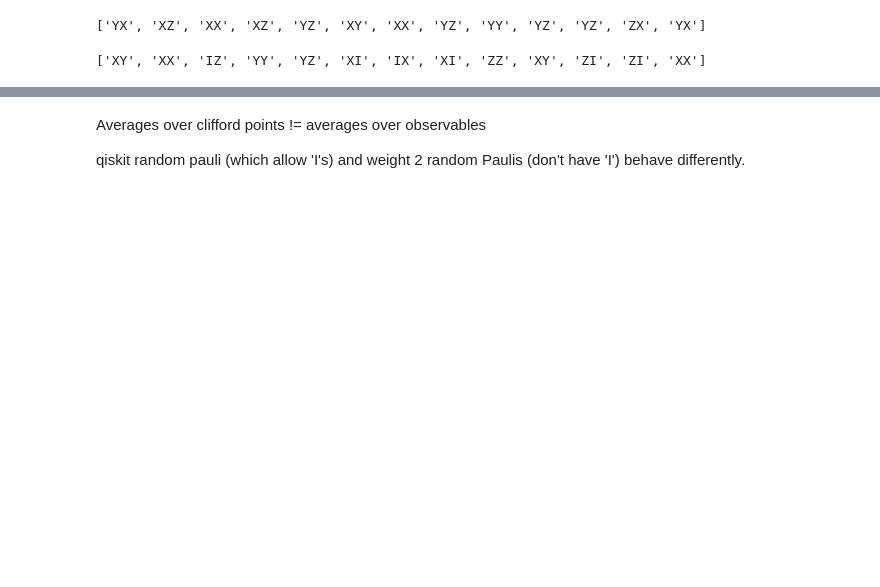
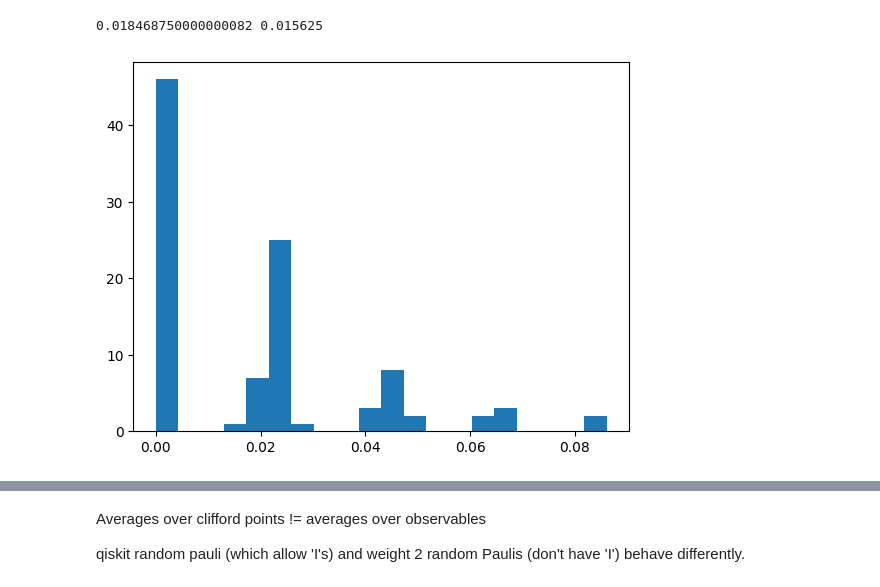
Before and after one commit to idnm/barren_traps, a Jupyter notebook: barren_traps.ipynb, the cells around one changed output, grey strips where cells are left out. Saved outputs shown, nothing was run; the diff lists cells and outputs as text; code cells hidden in the pictures; blank space fills up the shorter version.

```diff
--- a/barren_traps.ipynb
+++ b/barren_traps.ipynb
@@ -23,7 +25,7 @@ class LocalVQA:
 
         for n in range(self.num_qubits):
             qml.RX(x[n], wires=n)
-            qml.RY(z[n], wires=n)
+            qml.RZ(z[n], wires=n)
 
     def entangling_layer(self, x, z, start=0):
         for n in range(start, self.num_qubits+start, 2):
@@ -33,7 +35,7 @@ class LocalVQA:
 
         for n in range(self.num_qubits):
             qml.RX(x[n], wires=n)
-            qml.RY(z[n], wires=n)
+            qml.RZ(z[n], wires=n)
 
     def all_entangling_layers(self, x, z):
         s = 0
@@ -283,8 +291,24 @@ C = Clifford(qc)
-# %%
-observables[:13]
-# %% [output]
-['YX', 'XZ', 'XX', 'XZ', 'YZ', 'XY', 'XX', 'YZ', 'YY', 'YZ', 'YZ', 'ZX', 'YX']
-# %%
-[obs.to_label() for obs in observables_nonlocal[:13]]
-# %% [output]
-['XY', 'XX', 'IZ', 'YY', 'YZ', 'XI', 'IX', 'XI', 'ZZ', 'XY', 'ZI', 'ZI', 'XX']
+# %%
+num_qubits = 6
+num_layers = 16
+num_points = 100
+num_obs = 100 * 2**num_qubits
+
+vqa = LocalVQA(num_qubits, num_layers)
+np.random.seed(0)
+
+
+values = []
+
+for _ in tqdm(range(num_points)):
+    p0 = vqa.random_clifford_parameters()
+    observables = [random_two_body_pauli(vqa.num_qubits) for _ in range(num_obs)]
+    values.append(vqa.expval(observables, p0))
+# %%
+means = np.abs(values).mean(axis=1)
+print(means.mean(), 2**-num_qubits)
+plt.hist(means, bins=20);
+# np.abs(values).mean(1)
+# %% [output]
+0.018468750000000082 0.015625
+[figure, added]
```
Also changed, not shown: parts of 18 cells of this notebook.
